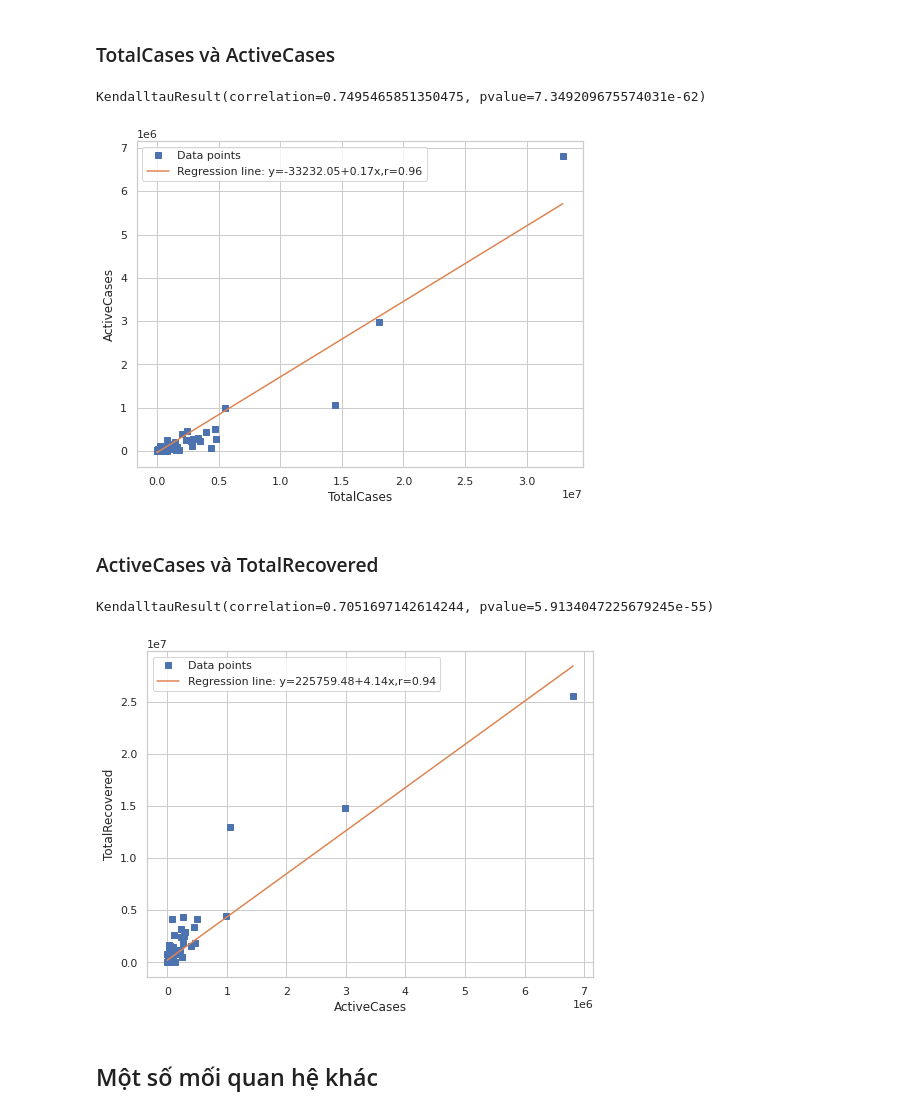
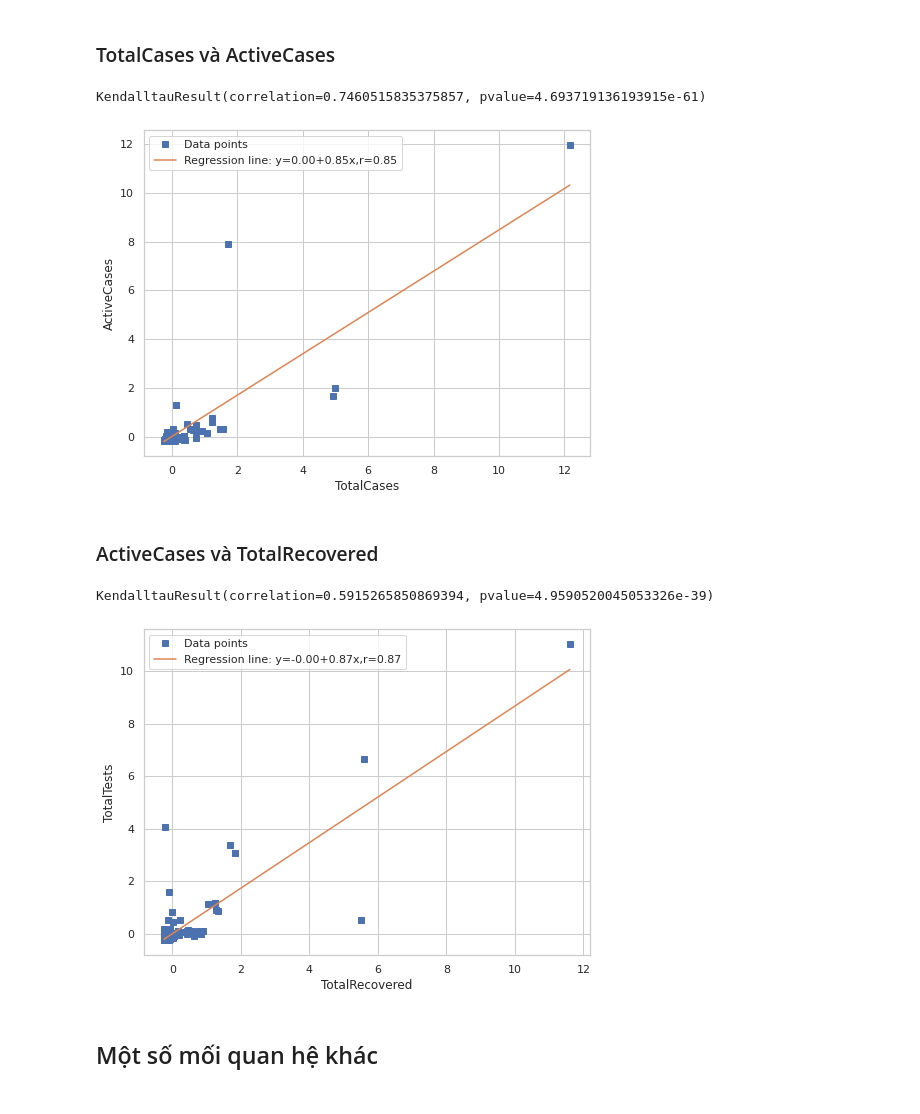
Before and after one commit to HieuTranV/DataVisualization, a Jupyter notebook: Analysis.ipynb, the cells around one changed output. Drawn from its saved outputs; the diff is of its cells as text; code cells hidden in the pictures.

```diff
--- a/Analysis.ipynb
+++ b/Analysis.ipynb
@@ -7,7 +10,7 @@ import scipy.stats
 # %% [markdown]
 # Đọc dữ liệu đầu vào
 # %%
-data_df = pd.read_csv("../data/coronavirus/coronavirus0428.csv", index_col="Country,Other")[-222:]
+data_df = pd.read_csv("../data/coronavirus/coronavirus0410.csv", index_col="Country,Other")
 data_df.head()
 # %% [output]
 |  | TotalCases | NewCases | TotalDeaths | NewDeaths | TotalRecovered | NewRecovered | ActiveCases | ... |
@@ -440,6 +461,12 @@ ax.set_xticklabels(
 # %%
+num_cols =df.select_dtypes(exclude='object').columns
+imp_mean = SimpleImputer(missing_values=np.nan, strategy='mean')
+colTransform = ColumnTransformer(transformers =[('numerical', imp_mean, num_cols)])
+colNormalize=StandardScaler()
+new_df = colTransform.fit_transform(df)
+new_df = colNormalize.fit_transform(new_df)
+df = pd.DataFrame(new_df, columns = ["TotalCases", "TotalDeaths", "TotalRecovered", "ActiveCases", "Serious,Critical", "TotalTests", "Population"])
 corr = df.corr(method='pearson')
-# corr
 sns.set_theme(style='whitegrid')
 plt.figure(figsize=(10, 10))
 mask = np.zeros_like(corr, dtype=np.bool)
@@ -466,16 +493,14 @@ $\rightarrow$ Dựa vào biểu đồ heatmap của corr, ta thấy, TotalDeaths
 $\rightarrow$ có khả năng đồng biến với nhau
 # %%
-def corr(X, Y):
-    x = X.fillna(X.mean())
-    y = Y.fillna(X.mean())
-    print(scipy.stats.kendalltau(x, y))
+def corr(x,y):
     slope, intercept, r,p, stderr = scipy.stats.linregress(x, y)
     line = f'Regression line: y={intercept:.2f}+{slope:.2f}x,r={r:.2f}'
+    print(scipy.stats.kendalltau(x, y))
     fig, ax=plt.subplots(figsize=(8, 6))
     ax.plot(x,y,linewidth=0, marker='s', label='Data points')
     ax.plot(x, intercept + slope * x,label=line)
-    ax.set_xlabel(X.name)
-    ax.set_ylabel(Y.name)
+    ax.set_xlabel(x.name)
+    ax.set_ylabel(y.name)
     ax.legend(facecolor='white')
     plt.show()
 # %% [markdown]
@@ -512,17 +546,17 @@ X= df["TotalCases"]
 Y=df["ActiveCases"]
 corr(X, Y)
 # %% [output]
-KendalltauResult(correlation=0.7495465851350475, pvalue=7.349209675574031e-62)
+KendalltauResult(correlation=0.7460515835375857, pvalue=4.693719136193915e-61)
-[figure, old version]
+[figure, new version]
 # %% [markdown]
 ### ActiveCases và TotalRecovered
 # %%
-X =df["ActiveCases"]
-Y =df["TotalRecovered"]
+X =df["TotalRecovered"]
+Y =df["TotalTests"]
 corr(X, Y)
 # %% [output]
-KendalltauResult(correlation=0.7051697142614244, pvalue=5.9134047225679245e-55)
+KendalltauResult(correlation=0.5915265850869394, pvalue=4.9590520045053326e-39)
-[figure, old version]
+[figure, new version]
 # %% [markdown]
 ## Một số mối quan hệ khác
 # %% [markdown]
```
Also changed, not shown: parts of 62 cells of this notebook, 3 other files.
